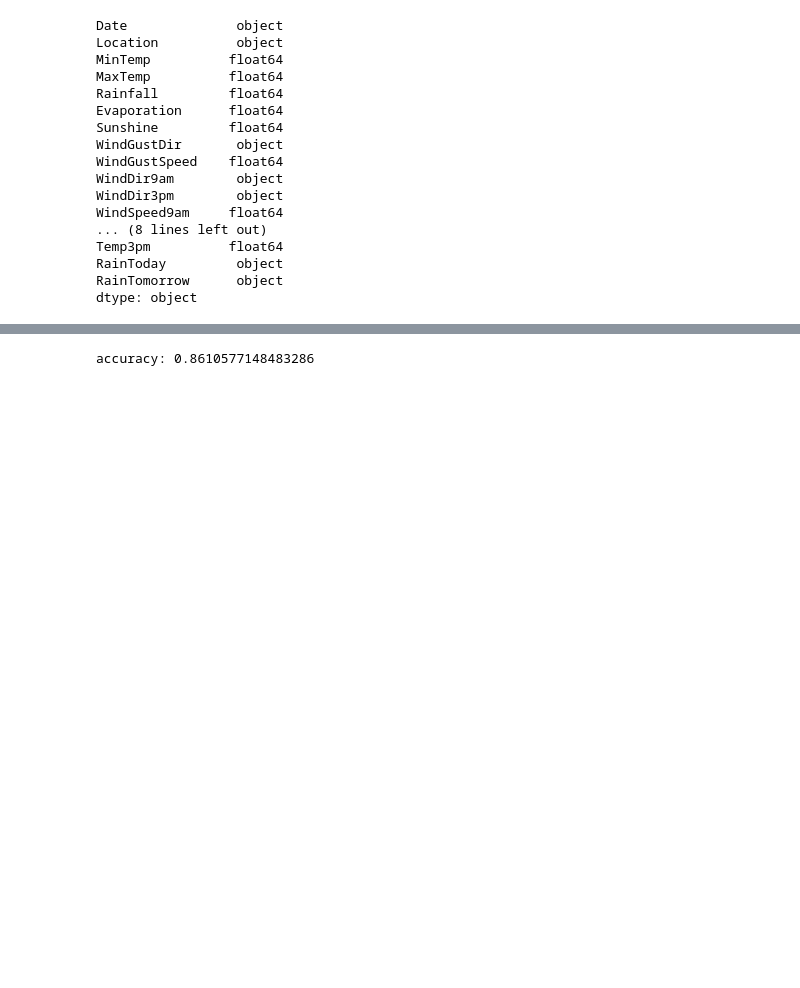
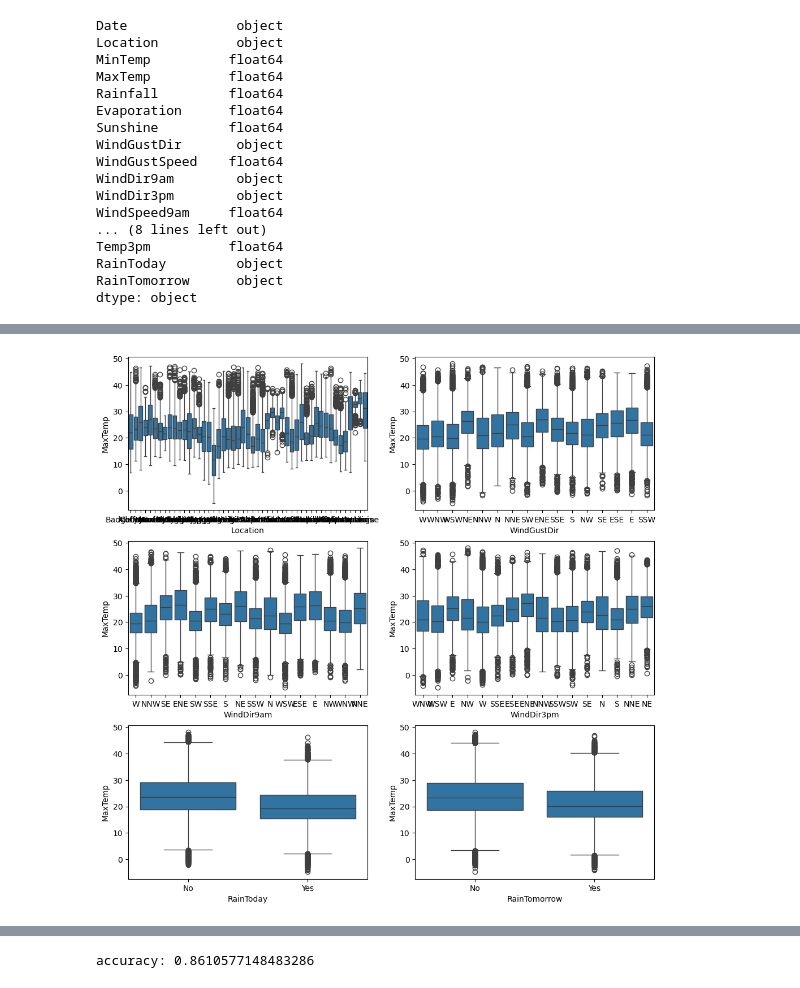
Before and after one commit to ucagub/kaggle_practice, a Jupyter notebook: rain_australia/try2.ipynb, the cells around one changed output, grey strips where cells are left out. Drawn from its saved outputs; the diff is of its cells as text; code cells hidden in the pictures; blank space fills up the shorter version.

```diff
--- a/rain_australia/try2.ipynb
+++ b/rain_australia/try2.ipynb
@@ -45,0 +70,13 @@ df['Date'] = pd.to_datetime(df['Date']).astype('int64')
+# %%
+import math
+
+cat_cols = list(df.dtypes[df.dtypes=='object'].keys())
+
+num_rows = math.ceil(len(cat_cols)/2)
+num_cols = 2
+fig, axes = plt.subplots(num_rows, num_cols, figsize=(12,12))
+
+for i,col in enumerate(cat_cols):
+    sns.boxplot(x=col, y='MaxTemp', data=df, ax=axes[(i//num_cols)%num_rows][i%num_cols])
+# %% [output]
+[figure, added]
```
Also changed, not shown: parts of 7 cells of this notebook, 7 other files.
